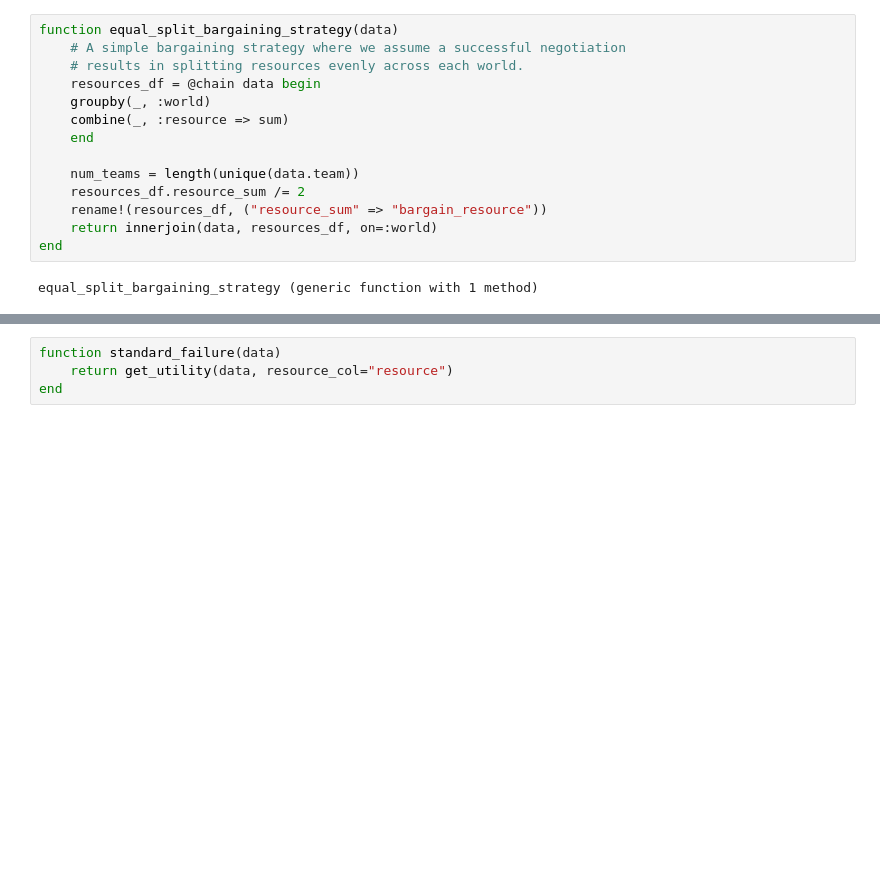
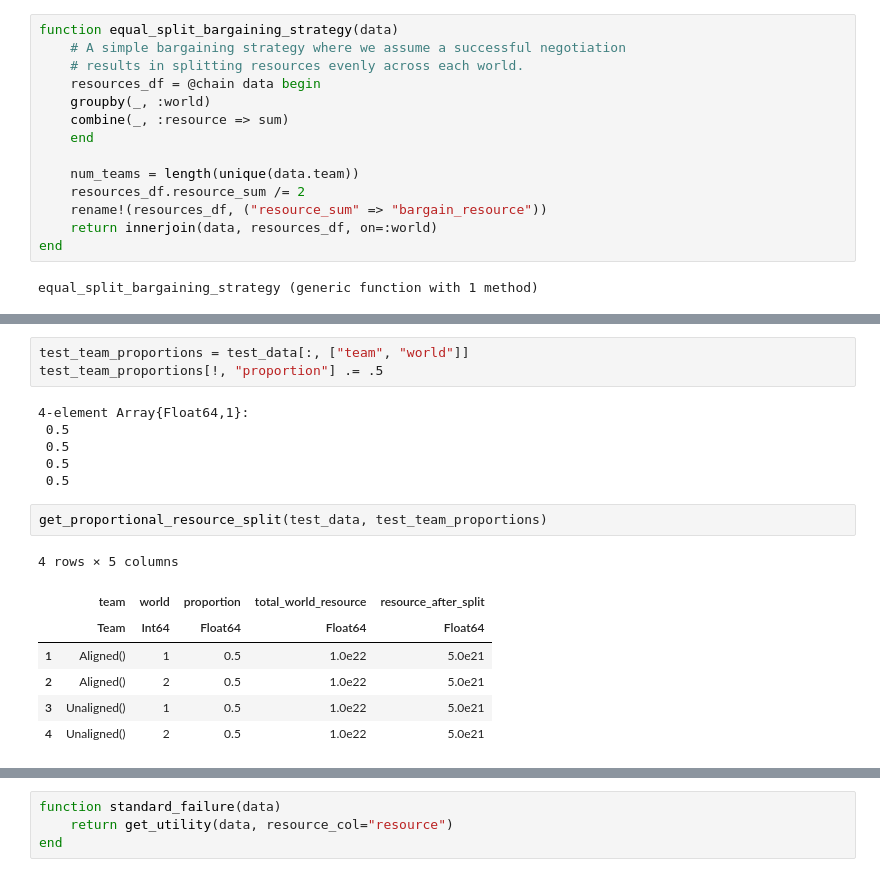
Before and after one commit to Satvik/bargaining, a Jupyter notebook: bargaining.ipynb, the cells around one changed output, grey strips where cells are left out. Saved outputs shown, nothing was run; the diff lists cells and outputs as text; blank space fills up the shorter version.

```diff
--- a/bargaining.ipynb
+++ b/bargaining.ipynb
@@ -83,0 +167,19 @@ equal_split_bargaining_strategy (generic function with 1 method)
+# %%
+test_team_proportions = test_data[:, ["team", "world"]]
+test_team_proportions[!, "proportion"] .= .5
+# %% [output]
+4-element Array{Float64,1}:
+ 0.5
+ 0.5
+ 0.5
+ 0.5
+# %%
+get_proportional_resource_split(test_data, test_team_proportions)
+# %% [output]
+4 rows × 5 columns
+|  | team | world | proportion | total_world_resource | resource_after_split |
+|  | Team | Int64 | Float64 | Float64 | Float64 |
+| 1 | Aligned() | 1 | 0.5 | 1.0e22 | 5.0e21 |
+| 2 | Aligned() | 2 | 0.5 | 1.0e22 | 5.0e21 |
+| 3 | Unaligned() | 1 | 0.5 | 1.0e22 | 5.0e21 |
+| 4 | Unaligned() | 2 | 0.5 | 1.0e22 | 5.0e21 |
```
Also changed, not shown: parts of 28 cells of this notebook, 2 other files.
